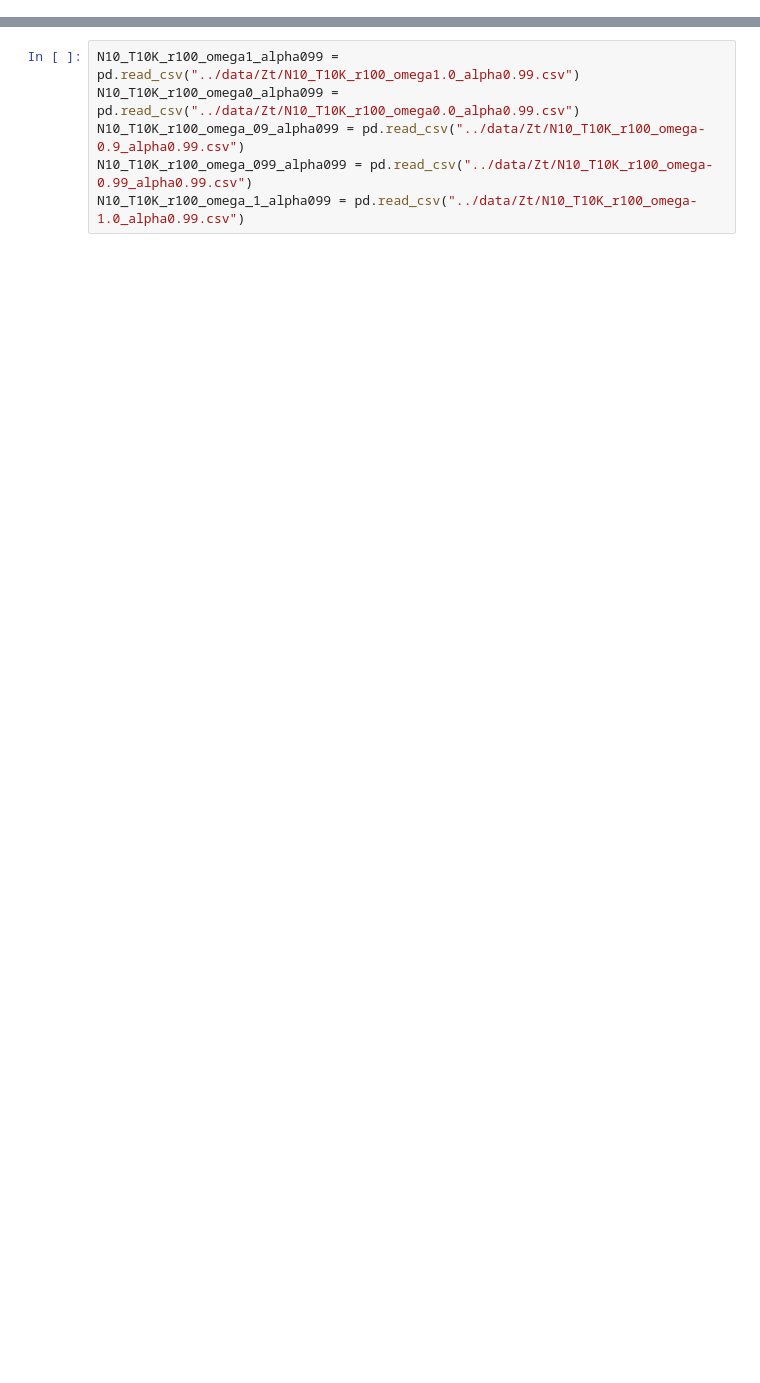
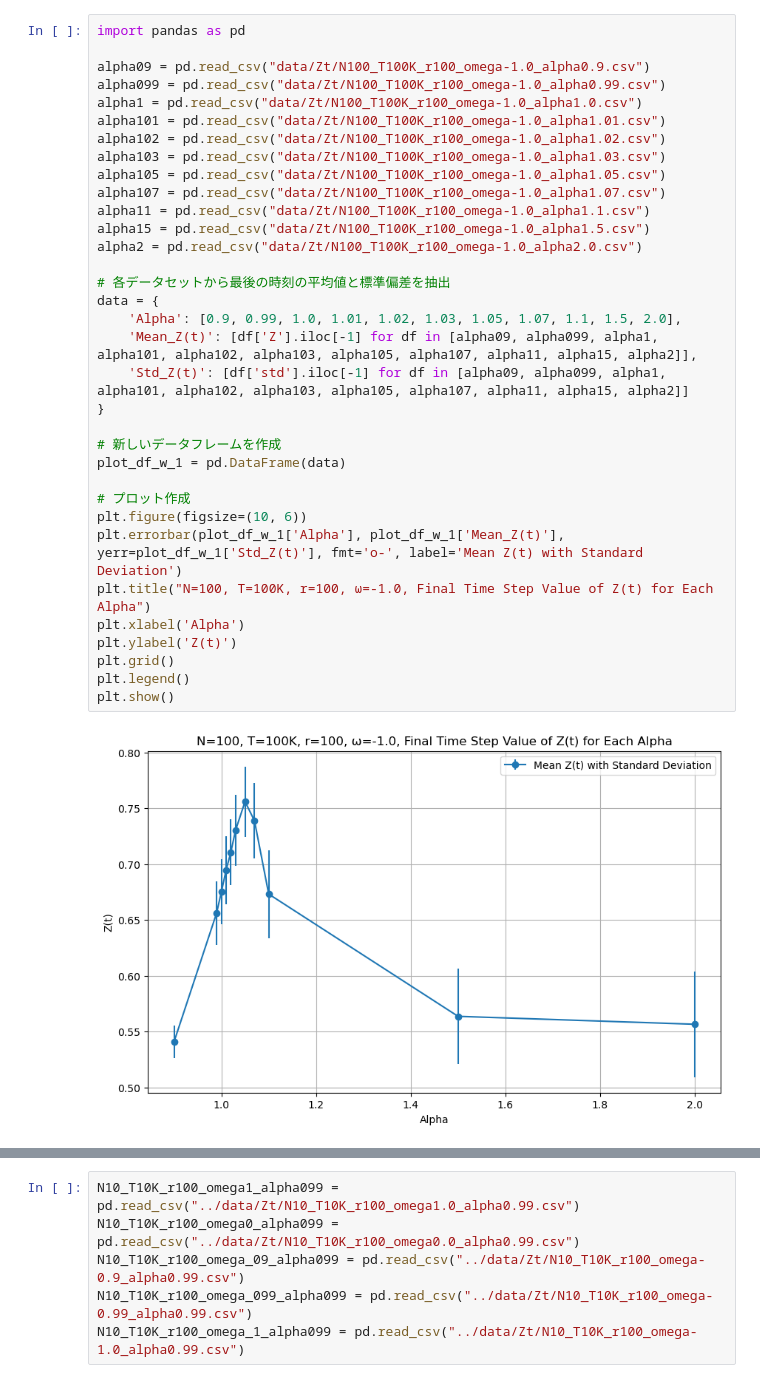
Before and after one commit to LABO-M/ACO-on-Network, a Jupyter notebook: notebooks/tutorial.ipynb, the cells around one changed output, grey strips where cells are left out. Cells and saved outputs as stored; diff of their text form; blank space fills up the shorter version.

```diff
--- a/notebooks/tutorial.ipynb
+++ b/notebooks/tutorial.ipynb
@@ -7,0 +638,36 @@ from visuals.plots import *
+# %%
+import pandas as pd
+
+alpha09 = pd.read_csv("data/Zt/N100_T100K_r100_omega-1.0_alpha0.9.csv")
+alpha099 = pd.read_csv("data/Zt/N100_T100K_r100_omega-1.0_alpha0.99.csv")
+alpha1 = pd.read_csv("data/Zt/N100_T100K_r100_omega-1.0_alpha1.0.csv")
+alpha101 = pd.read_csv("data/Zt/N100_T100K_r100_omega-1.0_alpha1.01.csv")
+alpha102 = pd.read_csv("data/Zt/N100_T100K_r100_omega-1.0_alpha1.02.csv")
+alpha103 = pd.read_csv("data/Zt/N100_T100K_r100_omega-1.0_alpha1.03.csv")
+alpha105 = pd.read_csv("data/Zt/N100_T100K_r100_omega-1.0_alpha1.05.csv")
+alpha107 = pd.read_csv("data/Zt/N100_T100K_r100_omega-1.0_alpha1.07.csv")
+alpha11 = pd.read_csv("data/Zt/N100_T100K_r100_omega-1.0_alpha1.1.csv")
+alpha15 = pd.read_csv("data/Zt/N100_T100K_r100_omega-1.0_alpha1.5.csv")
+alpha2 = pd.read_csv("data/Zt/N100_T100K_r100_omega-1.0_alpha2.0.csv")
+
+# 各データセットから最後の時刻の平均値と標準偏差を抽出
+data = {
+    'Alpha': [0.9, 0.99, 1.0, 1.01, 1.02, 1.03, 1.05, 1.07, 1.1, 1.5, 2.0],
+    'Mean_Z(t)': [df['Z'].iloc[-1] for df in [alpha09, alpha099, alpha1, alpha101, alpha102, alpha103, alpha105, alpha107, alpha11, alpha15, alpha2]],
+    'Std_Z(t)': [df['std'].iloc[-1] for df in [alpha09, alpha099, alpha1, alpha101, alpha102, alpha103, alpha105, alpha107, alpha11, alpha15, alpha2]]
+}
+
+# 新しいデータフレームを作成
+plot_df_w_1 = pd.DataFrame(data)
+
+# プロット作成
+plt.figure(figsize=(10, 6))
+plt.errorbar(plot_df_w_1['Alpha'], plot_df_w_1['Mean_Z(t)'], yerr=plot_df_w_1['Std_Z(t)'], fmt='o-', label='Mean Z(t) with Standard Deviation')
+plt.title("N=100, T=100K, r=100, ω=-1.0, Final Time Step Value of Z(t) for Each Alpha")
+plt.xlabel('Alpha')
+plt.ylabel('Z(t)')
+plt.grid()
+plt.legend()
+plt.show()
+# %% [output]
+[figure, added]
```
Also changed, not shown: parts of 69 cells of this notebook, 8 other files.
